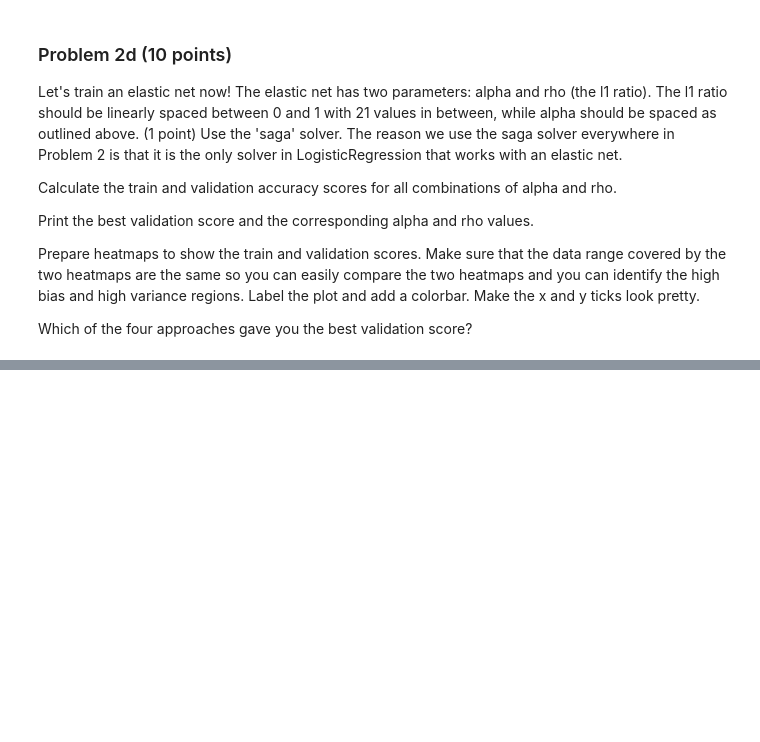
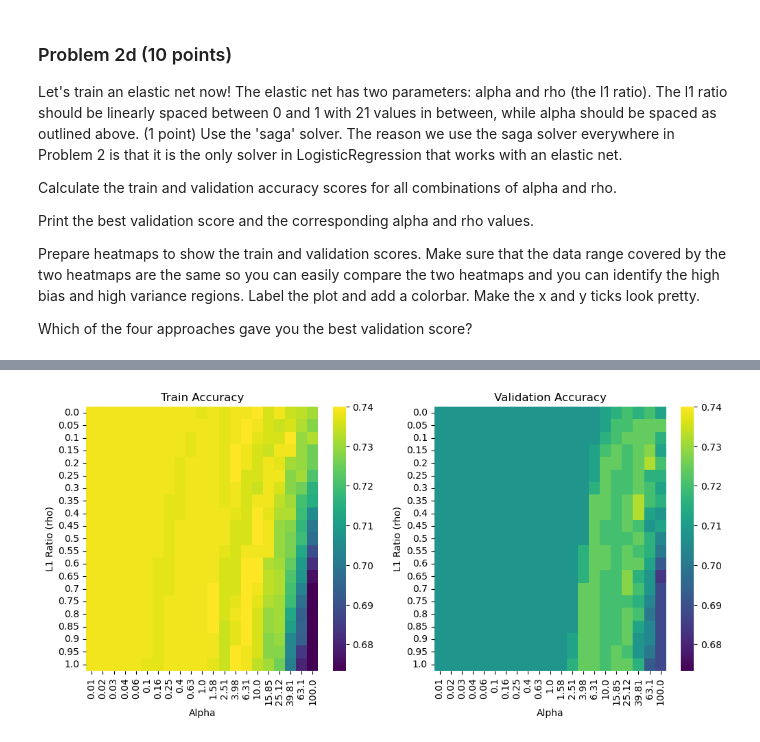
Before and after one commit to IsabellaTan/Brown-DATA1030-HW5, a Jupyter notebook: PS5.ipynb, the cells around one changed output, grey strips where cells are left out. Cells and saved outputs as stored; diff of their text form; code cells hidden in the pictures; blank space fills up the shorter version.

Commit message:
update question 2

```diff
--- a/PS5.ipynb
+++ b/PS5.ipynb
@@ -336,0 +483,79 @@ Which of the four approaches gave you the best validation score?
+# %%
+# your code here
+# Load libraries
+import seaborn as sns
+# Let alpha vary from 1e-2 to 1e2 (21 values in total)
+alphas = np.logspace(-2, 2, 21)
+# Let rho vary from 0 to 1 (21 values in total)
+rhos = np.linspace(0, 1, 21)
+# Initialize metrix to store training and validation accuracies
+# Because we have alpha and rho, so we need a 2D metrix to store the results
+train_scores = np.zeros((len(rhos), len(alphas)))
+val_scores = np.zeros((len(rhos), len(alphas)))
+
+# Loop through each combination of alpha and rho
+for i, rho in enumerate(rhos): # i is the index, rho is the value
+    for j, alpha in enumerate(alphas): # j is the index, alpha is the value
+        # Initialize and fit the logistic regression model with elastic net regularization
+        model = LogisticRegression(
+            penalty='elasticnet', # set penalty to 'elasticnet' for elastic net regularization
+            solver='saga', # 'saga' solver supports elastic net regularization
+            l1_ratio=rho, # set l1_ratio to rho
+            C=1/alpha, # set C to 1/alpha
+            max_iter=5000, # set max_iter to 5000 to ensure convergence
+            random_state=321
+        )
+        model.fit(X_train, y_train) # fit the model
+
+        # Find predictions and calculate accuracies of training set
+        y_train_pred = model.predict(X_train)
+        train_scores[i, j] = accuracy_score(y_train, y_train_pred)
+
+        # Find predictions and calculate accuracies of validation set
+        y_val_pred = model.predict(X_val)
+        val_scores[i, j] = accuracy_score(y_val, y_val_pred)
+
+# Find the combination of alpha and rho that gives the highest validation accuracy
+best_val_acc = val_scores.max()
+best_indices = np.argwhere(val_scores == best_val_acc)# find the index/indices of the maximum validation accuracy
+# Print the best validation accuracy
+print(f"Best Validation Accuracy: {best_val_acc:.3f}")
+# Loop through best_indices to print all combinations of best alpha and best rho
+for row, col in best_indices:
+    # Extract the best alpha and best rho
+    best_alpha = alphas[col]
+    best_rho = rhos[row]
+    # Print combination of best alpha and best rho
+    print(f"Best alpha: {best_alpha:.3f}")
+    print(f"Best l1_ratio (rho): {best_rho:.3f}")
+
+
+plt.figure(figsize=(12,5))
+# Determine the common color scale limits
+vmin = min(train_scores.min(), val_scores.min()) # find the minimum value between training and validation scores
+vmax = max(train_scores.max(), val_scores.max()) # find the maximum value between training and validation scores
+
+# Plot training set heatmap
+plt.subplot(1, 2, 1) # 1 row, 2 columns, 1st subplot
+sns.heatmap(train_scores, xticklabels=np.round(alphas,2), yticklabels=np.round(rhos,2),
+            vmin=vmin, vmax=vmax, cmap='viridis')
+# Set title and labels
+plt.title('Train Accuracy')
+plt.xlabel('Alpha')
+plt.ylabel('L1 Ratio (rho)')
+
+# Plot validation set heatmap
+plt.subplot(1, 2, 2) # 1 row, 2 columns, 2nd subplot
+sns.heatmap(val_scores, xticklabels=np.round(alphas,2), yticklabels=np.round(rhos,2),
+            vmin=vmin, vmax=vmax, cmap='viridis')
+# Set title and labels
+plt.title('Validation Accuracy')
+plt.xlabel('Alpha')
+plt.ylabel('L1 Ratio (rho)')
+
+plt.show()
+
+# Answer the question
+print('Question: Which of the four approaches gave you the best validation score?')
+print('Answer: Among the four approaches, Elastic Net achieved the highest validation accuracy of 0.732, \noutperforming the other methods: no regularization (0.708), L1 regularization (0.724), and L2 regularization (0.720). \nCompared to L1 and L2, Elastic Net combines both penalties, which likely helped it balance sparsity and coefficient shrinkage, leading to better generalization on the validation set.')
+# %% [output]
@@ -336,0 +569 @@ Which of the four approaches gave you the best validation score?
+[figure, added]
```
Also changed, not shown: parts of 11 cells of this notebook.
